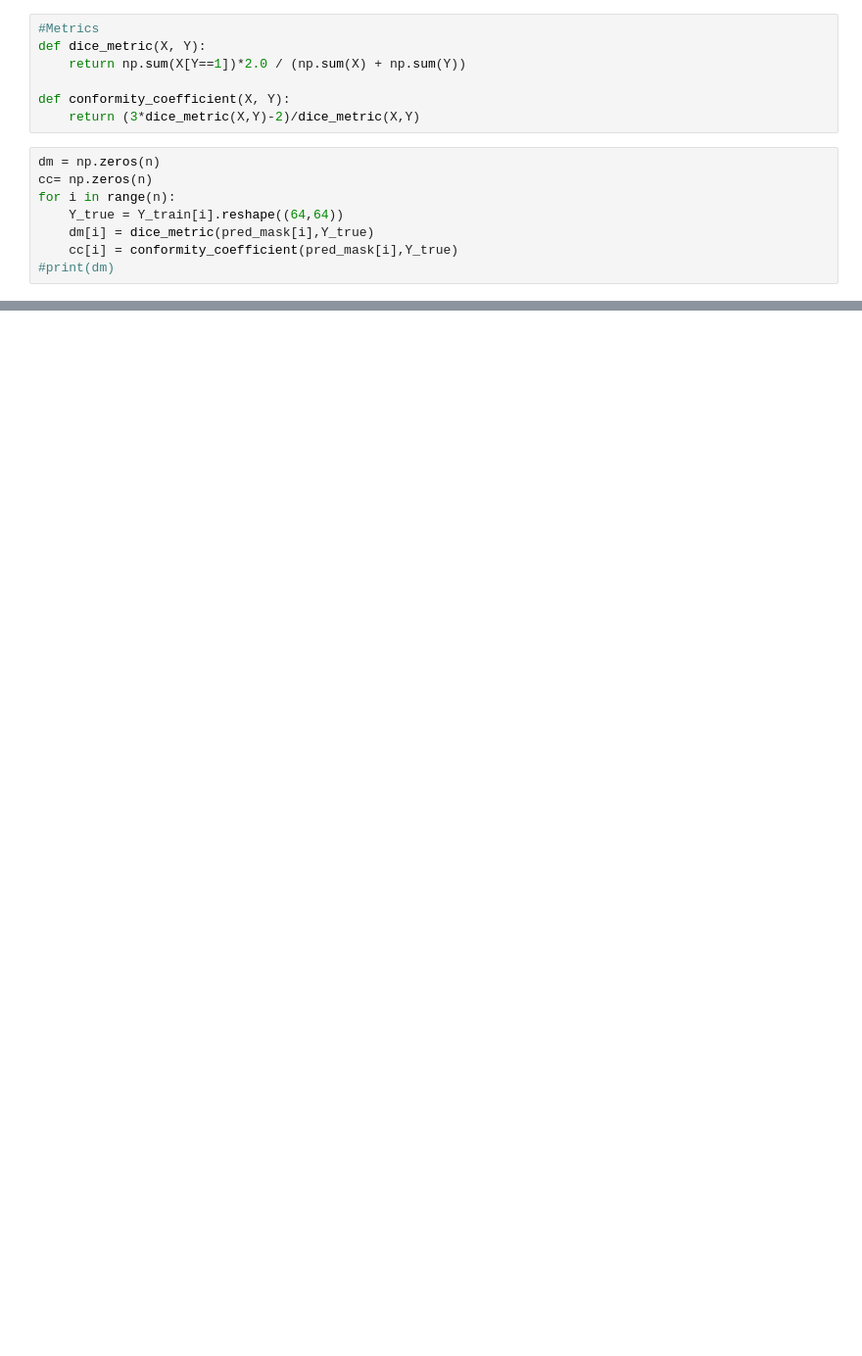
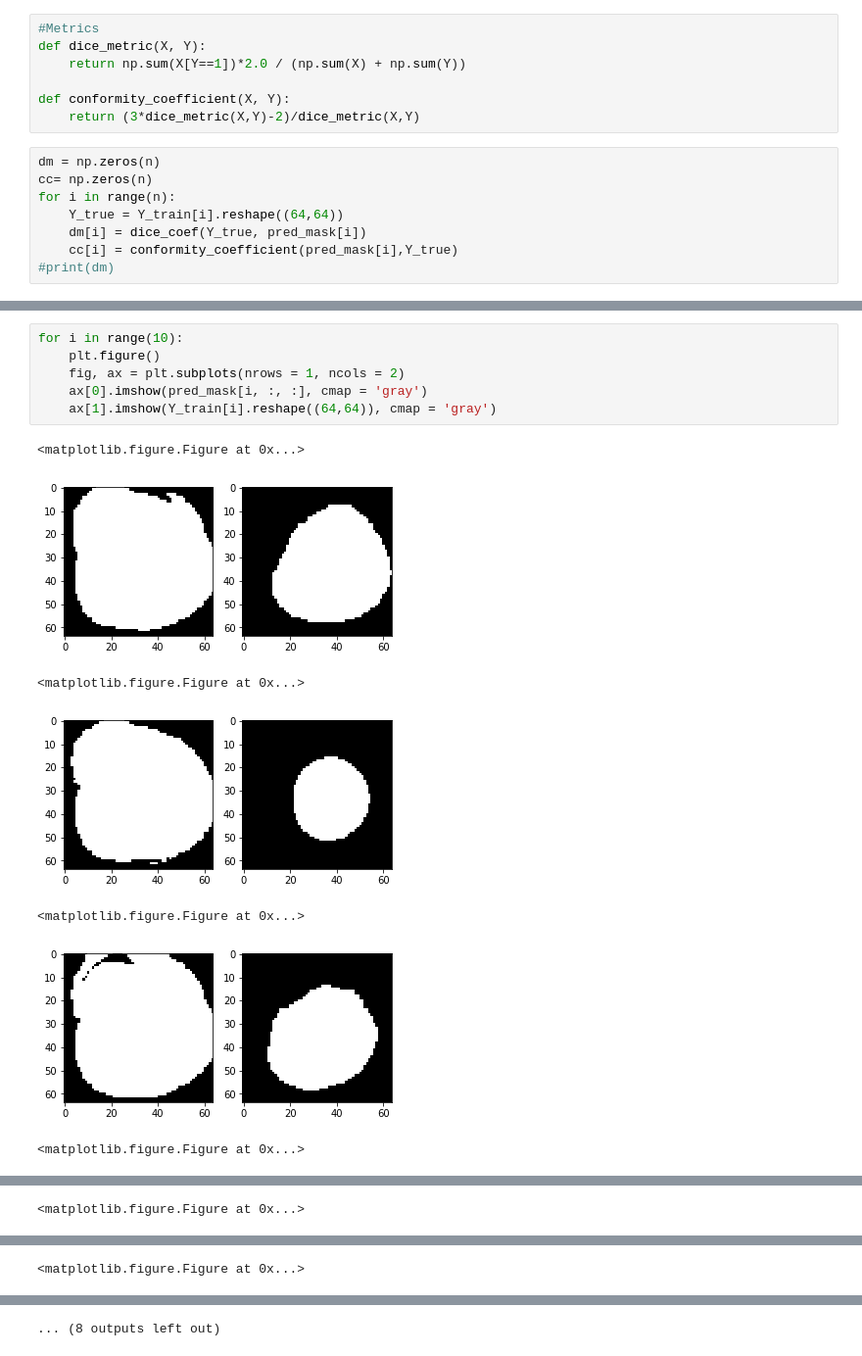
Before and after one commit to qqu0127/LV-segmentation, a Jupyter notebook: StackedAE.ipynb, the cells around one changed output, grey strips where cells are left out. Shown at 98% size. Cells and saved outputs as stored; diff of their text form; blank space fills up the shorter version.

```diff
--- a/StackedAE.ipynb
+++ b/StackedAE.ipynb
@@ -212,6 +189,6 @@ dm = np.zeros(n)
 cc= np.zeros(n)
 for i in range(n):
     Y_true = Y_train[i].reshape((64,64))
-    dm[i] = dice_metric(pred_mask[i],Y_true)
+    dm[i] = dice_coef(Y_true, pred_mask[i])
     cc[i] = conformity_coefficient(pred_mask[i],Y_true)
 #print(dm)
@@ -235,0 +213,14 @@ for i in range(n):
+# %%
+for i in range(10):
+    plt.figure()
+    fig, ax = plt.subplots(nrows = 1, ncols = 2)
+    ax[0].imshow(pred_mask[i, :, :], cmap = 'gray')
+    ax[1].imshow(Y_train[i].reshape((64,64)), cmap = 'gray')
+# %% [output]
+<matplotlib.figure.Figure at 0x...>
+[figure, added]
+<matplotlib.figure.Figure at 0x...>
+[figure, added]
+<matplotlib.figure.Figure at 0x...>
+[figure, added]
+<matplotlib.figure.Figure at 0x...>
@@ -235,0 +228 @@ for i in range(n):
+<matplotlib.figure.Figure at 0x...>
@@ -235,0 +230 @@ for i in range(n):
+<matplotlib.figure.Figure at 0x...>
@@ -235,0 +232 @@ for i in range(n):
+... (8 outputs left out)
```
Also changed, not shown: parts of 13 cells of this notebook.
